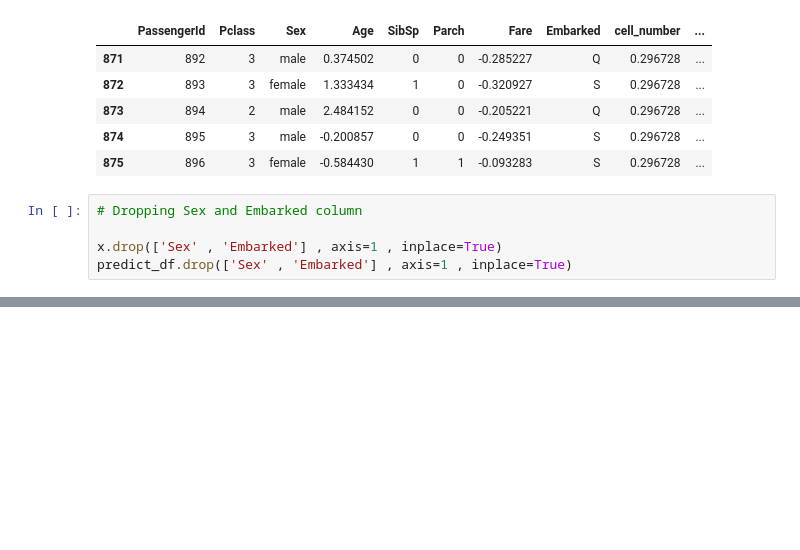
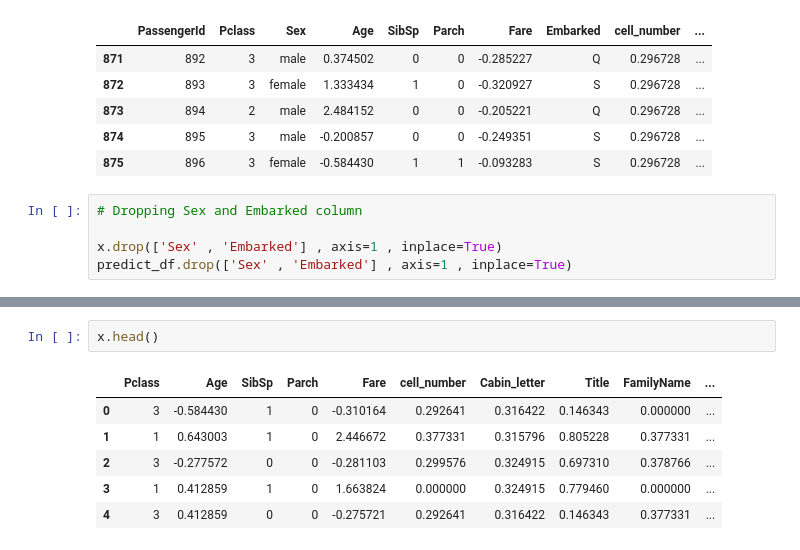
Before and after one commit to MinaGO1/Titanic-dataset, a Jupyter notebook: notebooks/Data Modeling/Logistic_Regression.ipynb, the cells around one changed output, grey strips where cells are left out. Drawn from its saved outputs; the diff is of its cells as text; blank space fills up the shorter version.

```diff
--- a/notebooks/Data Modeling/Logistic_Regression.ipynb
+++ b/notebooks/Data Modeling/Logistic_Regression.ipynb
@@ -260,0 +289,9 @@ joblib.dump(logit , model_filename)
+# %%
+x.head()
+# %% [output]
+|  | Pclass | Age | SibSp | Parch | Fare | cell_number | Cabin_letter | Title | FamilyName | ... |
+| 0 | 3 | -0.584430 | 1 | 0 | -0.310164 | 0.292641 | 0.316422 | 0.146343 | 0.000000 | ... |
+| 1 | 1 | 0.643003 | 1 | 0 | 2.446672 | 0.377331 | 0.315796 | 0.805228 | 0.377331 | ... |
+| 2 | 3 | -0.277572 | 0 | 0 | -0.281103 | 0.299576 | 0.324915 | 0.697310 | 0.378766 | ... |
+| 3 | 1 | 0.412859 | 1 | 0 | 1.663824 | 0.000000 | 0.324915 | 0.779460 | 0.000000 | ... |
+| 4 | 3 | 0.412859 | 0 | 0 | -0.275721 | 0.292641 | 0.316422 | 0.146343 | 0.377331 | ... |
```
Also changed, not shown: parts of 21 cells of this notebook, 9 other files.
